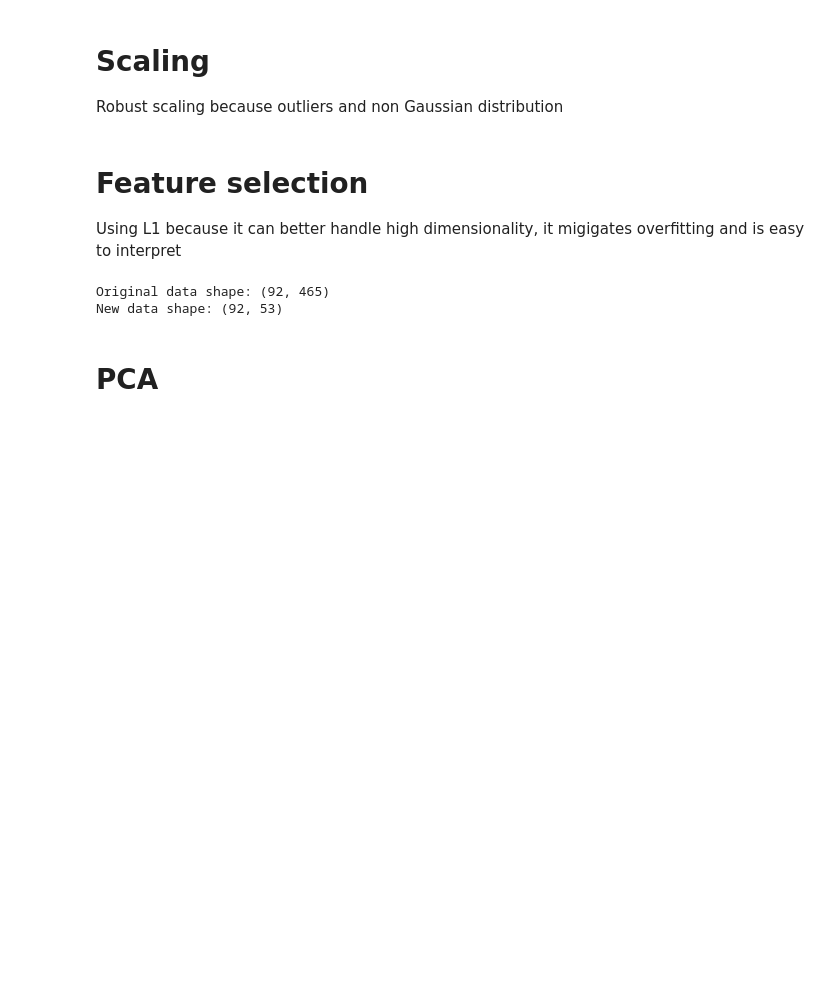
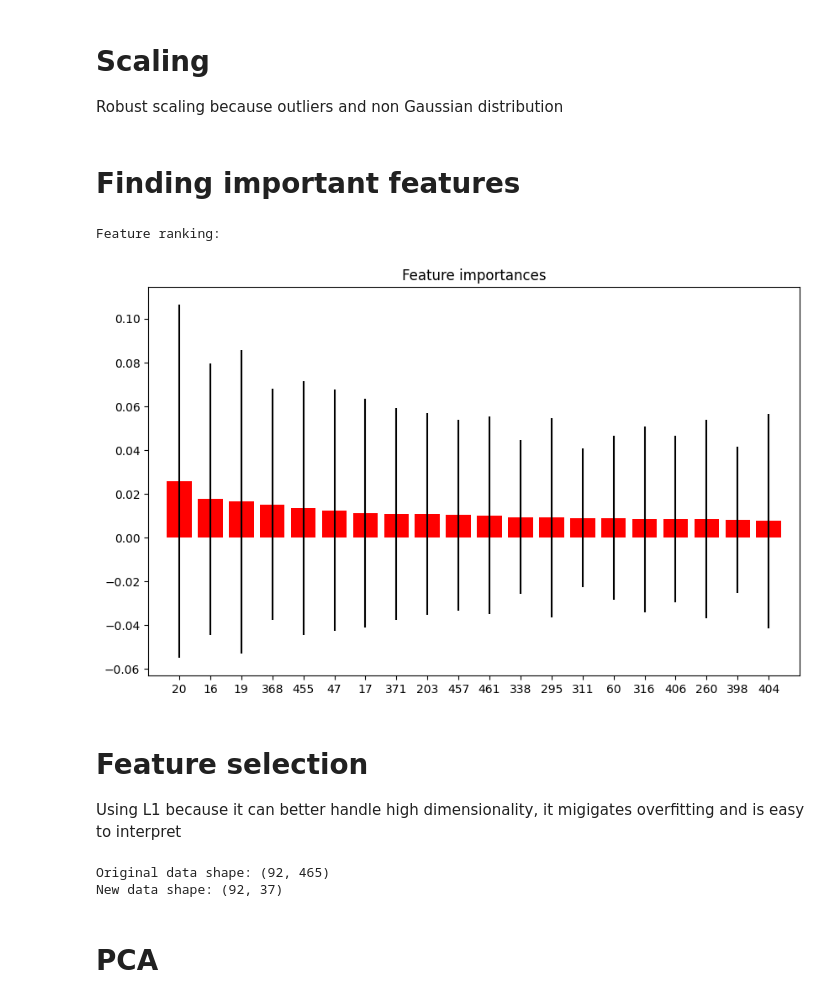
Before and after one commit to Machine-Learning-TM10007-G9/Lipo-MRI, a Jupyter notebook: assignment.ipynb, the cells around one changed output. Cells and saved outputs as stored; diff of their text form; code cells hidden in the pictures; blank space fills up the shorter version.

```diff
--- a/assignment.ipynb
+++ b/assignment.ipynb
@@ -149,19 +158,47 @@ Robust scaling because outliers and non Gaussian distribution
 scaler = preprocessing.RobustScaler()
 scaler.fit(X_train_clean)
 X_train_scaled = scaler.transform(X_train_clean)
+# %% [markdown]
+# **Finding important features**
+# %%
+forest = RandomForestClassifier(n_estimators=100)
+
+forest.fit(X_train_scaled, y_train)
+importances = forest.feature_importances_
+std = np.std([tree.feature_importances_ for tree in forest.estimators_],
+             axis=0)
+indices = np.argsort(importances)[::-1]
+
+# Print the feature ranking
+print("Feature ranking:")
+
+#for f in range(X_train_scaled.shape[1]):
+    #print("%d. feature %d (%f)" % (f + 1, indices[f], importances[indices[f]]))
+
+# Plot the feature importances of the forest for the first 35 features
+plt.figure(figsize=(10, 6))  # Adjust figure size as needed
+plt.title("Feature importances")
+plt.bar(range(20), importances[indices][:20],
+       color="r", yerr=std[indices][:20], align="center")
+plt.xticks(range(20), indices[:20])
+plt.xlim([-1, 20])
+plt.show()
+# %% [output]
+Feature ranking:
+[figure, added]
 # %% [markdown]
 # **Feature selection**
 Using L1 because it can better handle high dimensionality, it migigates overfitting and is easy to interpret
 # %%
 print("Original data shape:",X_train_scaled.shape)
 clf = LogisticRegression(max_iter=1000, solver='liblinear')
-lsvc = LogisticRegression(C=1.9, penalty="l1", dual=False, solver='liblinear').fit(X_train_scaled, y_train)
+lsvc = LogisticRegression(C=0.5, penalty="l1", dual=False, solver='liblinear').fit(X_train_scaled, y_train)
 model = SelectFromModel(lsvc, prefit=True)
 X_feature = model.transform(X_train_scaled)
 print("New data shape:",X_feature.shape)
 # %% [output]
 Original data shape: (92, 465)
-New data shape: (92, 53)
+New data shape: (92, 37)
 # %% [markdown]
 # **PCA**
 # %%
```
Also changed, not shown: parts of 8 cells of this notebook.
